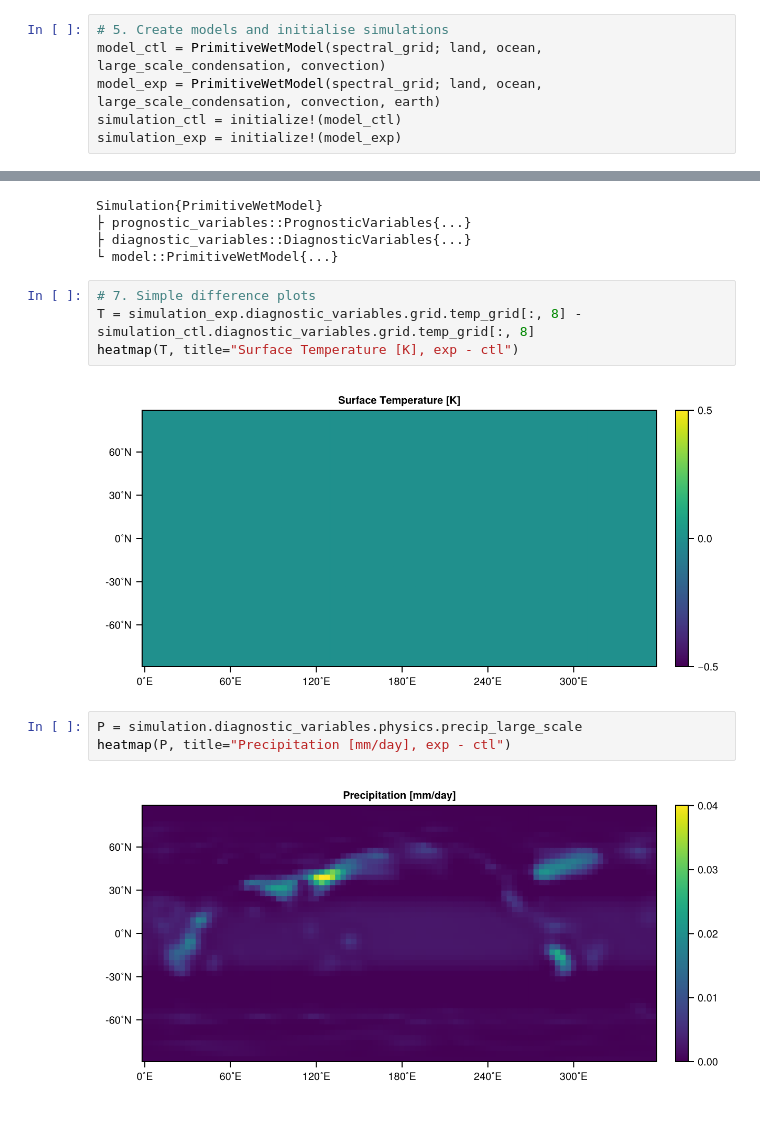
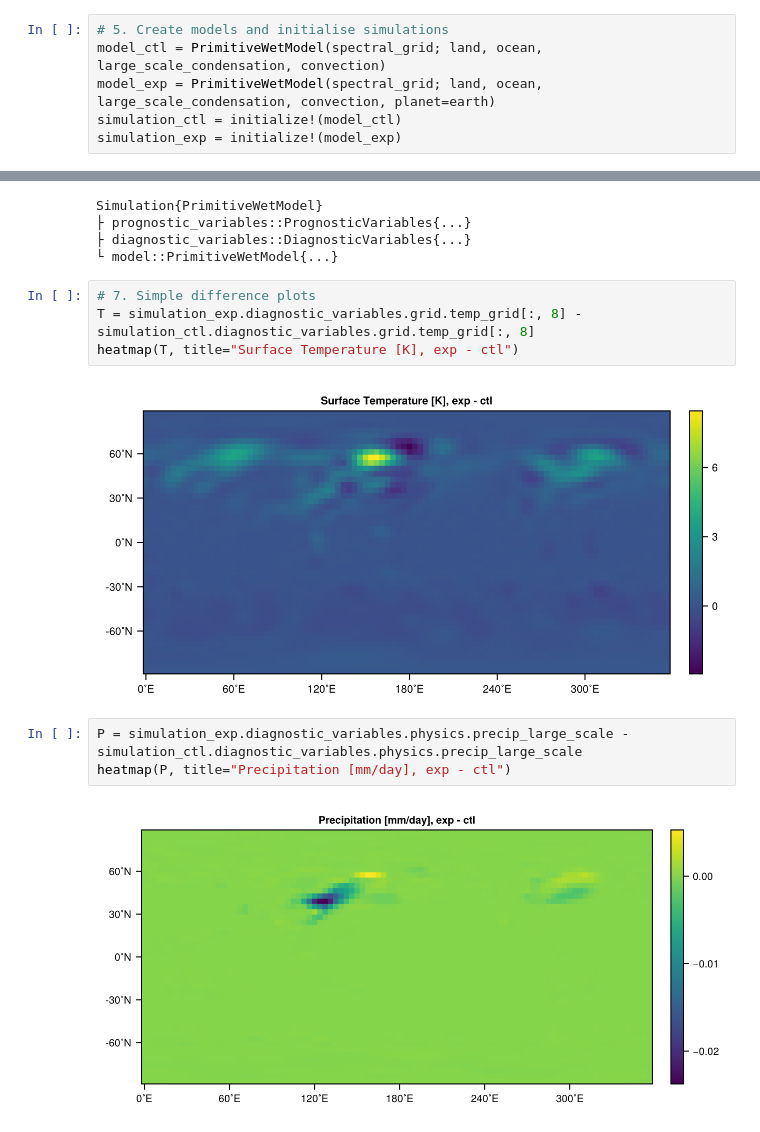
Before and after one commit to SpeedyWeather/NCAS_CMSS_2025, a Jupyter notebook: Pre-Defined_Experiments/SpeedyWeather_orbital_experiment.ipynb, the cells around one changed output, grey strips where cells are left out. Cells and saved outputs as stored; diff of their text form.

```diff
--- a/Pre-Defined_Experiments/SpeedyWeather_orbital_experiment.ipynb
+++ b/Pre-Defined_Experiments/SpeedyWeather_orbital_experiment.ipynb
@@ -68,7 +68,7 @@ Earth{Float32} <: SpeedyWeather.AbstractPlanet
 # %%
 # 5. Create models and initialise simulations
 model_ctl = PrimitiveWetModel(spectral_grid; land, ocean, large_scale_condensation, convection)
-model_exp = PrimitiveWetModel(spectral_grid; land, ocean, large_scale_condensation, convection, earth)
+model_exp = PrimitiveWetModel(spectral_grid; land, ocean, large_scale_condensation, convection, planet=earth)
 simulation_ctl = initialize!(model_ctl)
 simulation_exp = initialize!(model_exp)
 # %% [output]
@@ -90,10 +90,10 @@ Simulation{PrimitiveWetModel}
 T = simulation_exp.diagnostic_variables.grid.temp_grid[:, 8] - simulation_ctl.diagnostic_variables.grid.temp_grid[:, 8]
 heatmap(T, title="Surface Temperature [K], exp - ctl")
 # %% [output]
-[figure, old version]
+[figure, new version]
 # %%
-P = simulation.diagnostic_variables.physics.precip_large_scale
+P = simulation_exp.diagnostic_variables.physics.precip_large_scale - simulation_ctl.diagnostic_variables.physics.precip_large_scale
 heatmap(P, title="Precipitation [mm/day], exp - ctl")
 # %% [output]
-[figure, old version]
+[figure, new version]
 # %%
```
Also changed, not shown: parts of 2 cells of this notebook.
